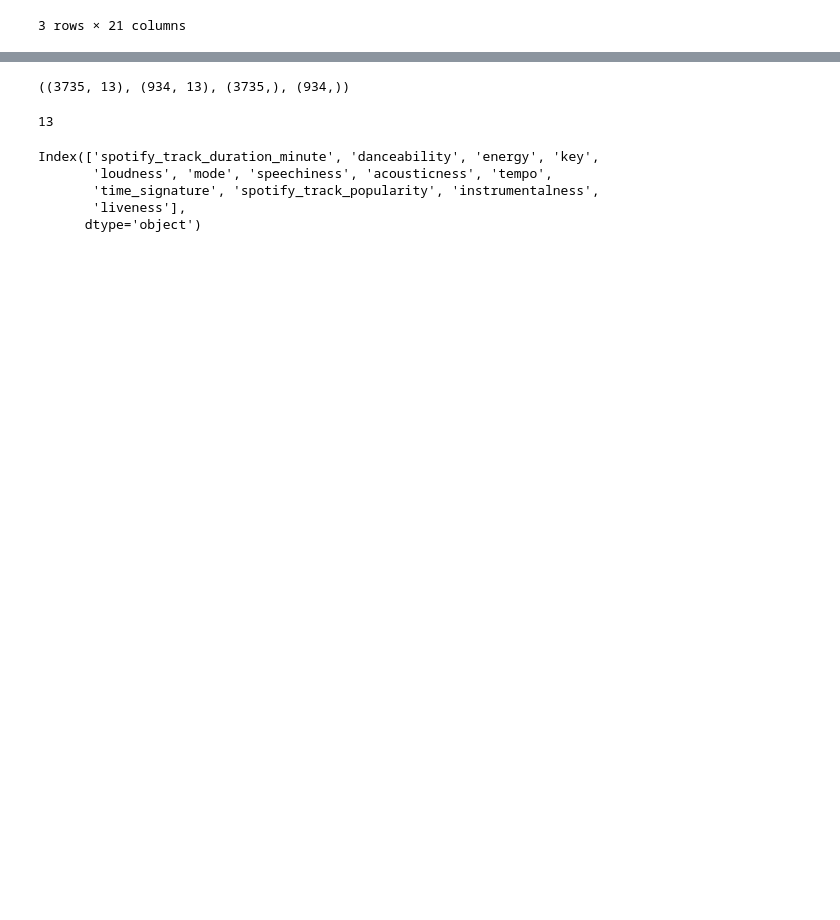
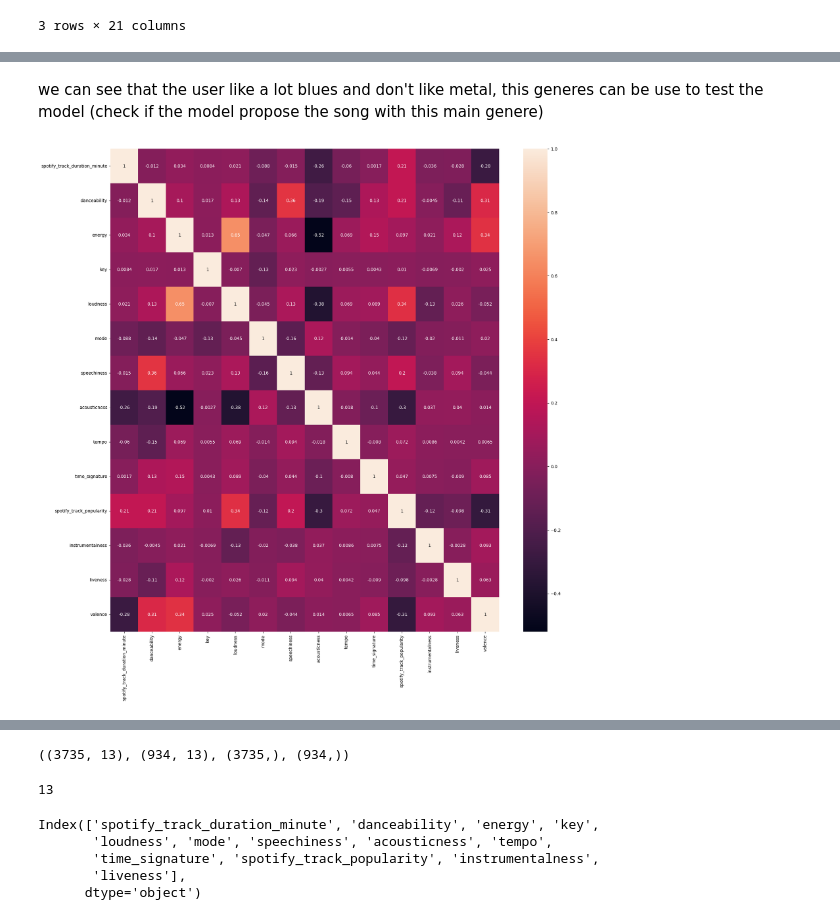
Before and after one commit to alelovo/Project_MachineLearning, a Jupyter notebook: NN.ipynb, the cells around one changed output, grey strips where cells are left out. Cells and saved outputs as stored; diff of their text form; code cells hidden in the pictures; blank space fills up the shorter version.

Commit message:
check NN

```diff
--- a/NN.ipynb
+++ b/NN.ipynb
@@ -151,0 +199,11 @@ user1_df.head(3)
+# %% [markdown]
+we can see that the user like a lot blues and don't like metal, this generes can be use to test the model (check if the model propose the song with this main genere)
+# %%
+#i want to check possible correlation
+plt.figure(figsize=(20,20))
+sns.heatmap(user1_df[['spotify_track_duration_minute', 'danceability', 'energy', 'key', 'loudness',
+    'mode', 'speechiness', 'acousticness', 'tempo', 'time_signature',
+    'spotify_track_popularity', 'instrumentalness', 'liveness', 'valence']].corr(), annot= True)
+plt.show()
+# %% [output]
+[figure, added]
```
Also changed, not shown: parts of 13 cells of this notebook.
